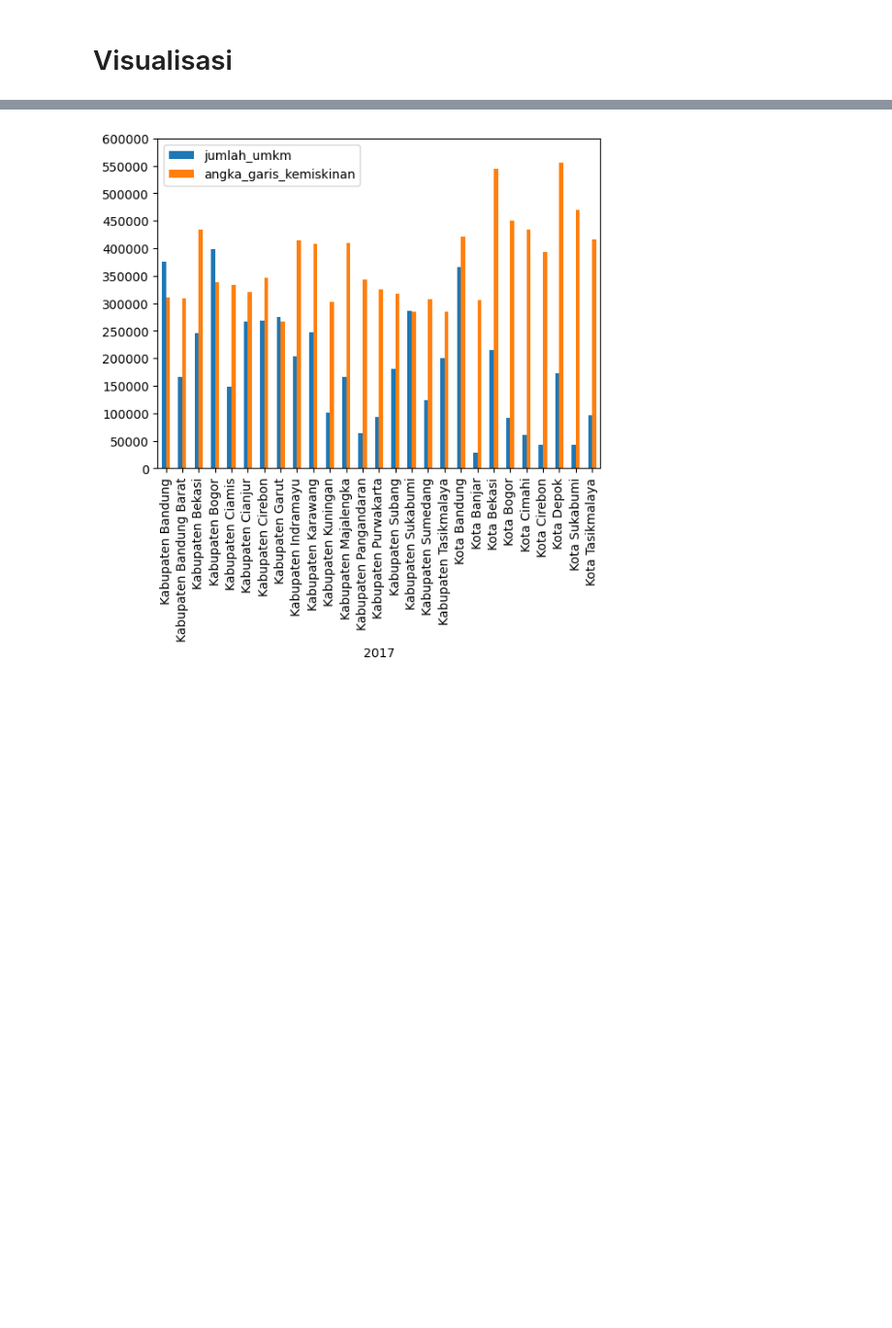
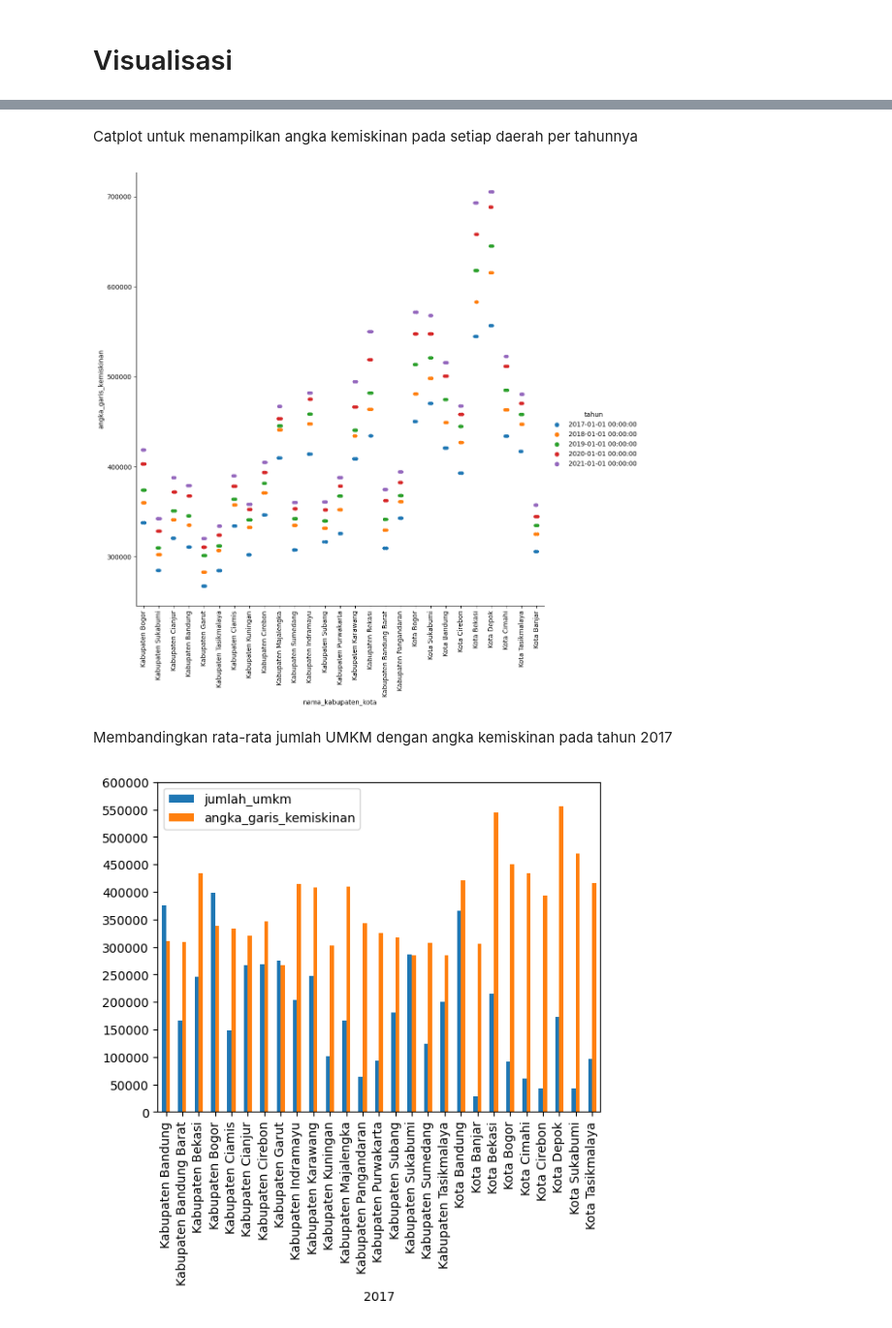
Before and after one commit to NabilHanifA/Data-Mining-Kel-1-2023, a Jupyter notebook: EDAv1.ipynb, the cells around one changed output, grey strips where cells are left out. Shown at 97% size. Saved outputs shown, nothing was run; the diff lists cells and outputs as text; code cells hidden in the pictures; blank space fills up the shorter version.

```diff
--- a/EDAv1.ipynb
+++ b/EDAv1.ipynb
@@ -222,3 +234,15 @@ df2021 = df3[df3['tahun'] == '2021-01-01']
+# %% [markdown]
+Catplot untuk menampilkan angka kemiskinan pada setiap daerah per tahunnya
+# %%
+import warnings
+warnings.filterwarnings('ignore')
+sns.catplot(x="nama_kabupaten_kota", y="angka_garis_kemiskinan",hue="tahun", data=df2, height=10)
+plt.xticks(rotation=90)
+plt.show()
+# %% [output]
+[figure, added]
+# %% [markdown]
+Membandingkan rata-rata jumlah UMKM dengan angka kemiskinan pada tahun 2017
 # %%
 df_groups2017 = df2017.groupby(['nama_kabupaten_kota'])[['jumlah_umkm', 'angka_garis_kemiskinan']].sum()
 df_groups2017.plot(kind='bar')
```
Also changed, not shown: parts of 13 cells of this notebook.
